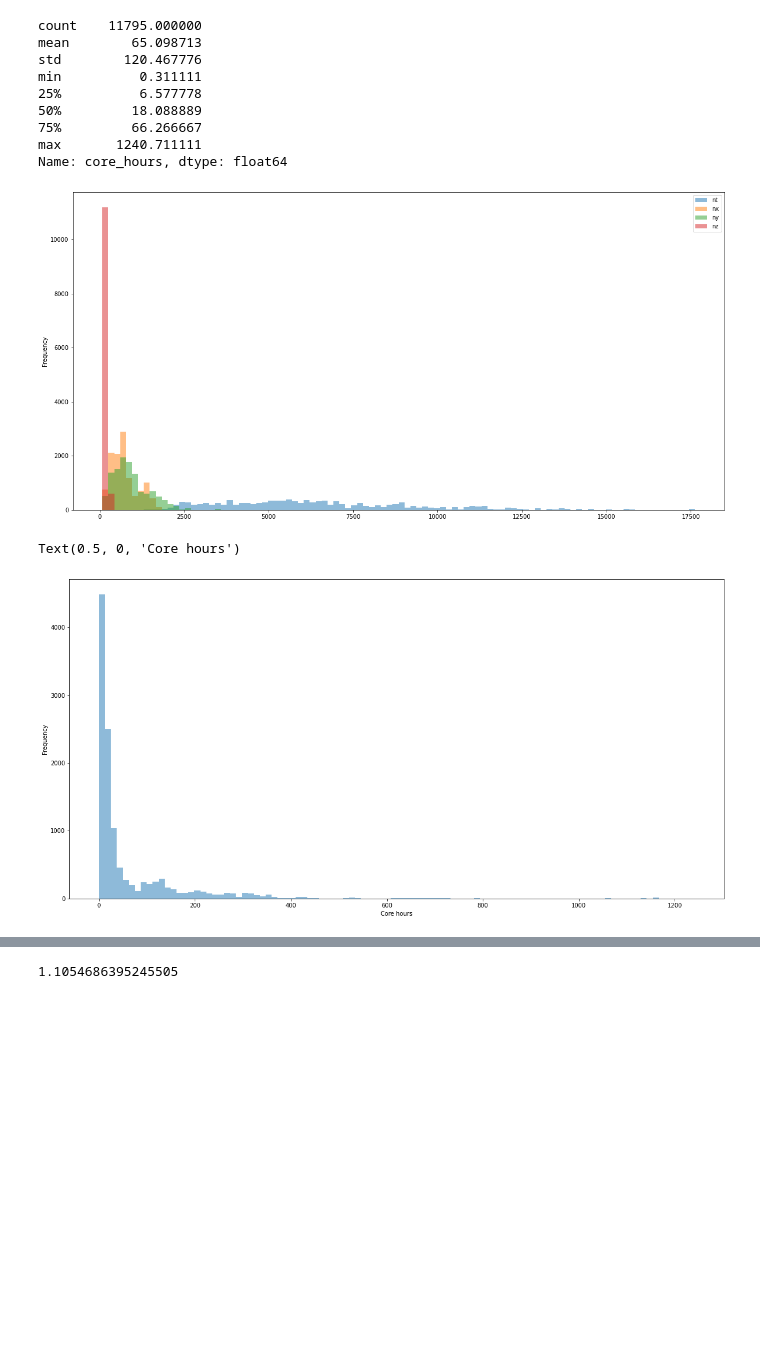
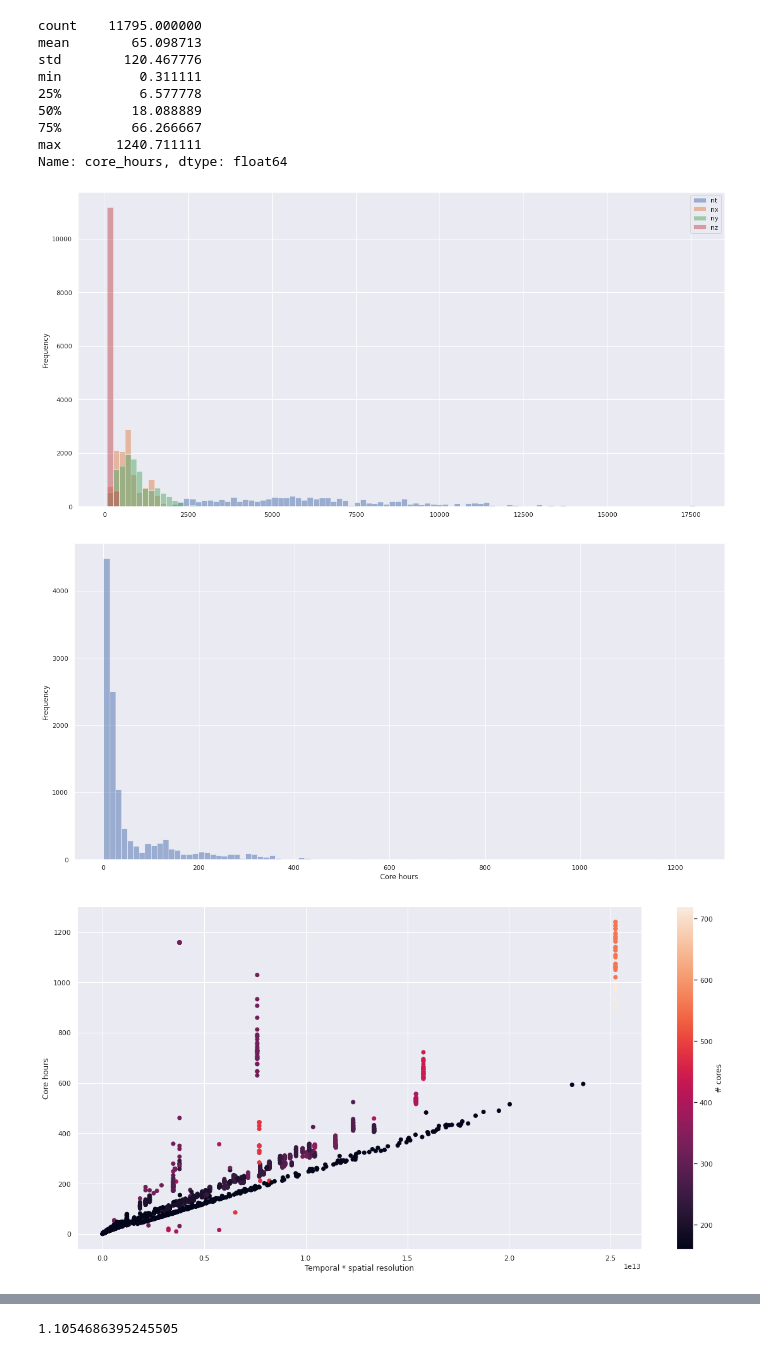
Before and after one commit to neon-ninja/nzrse_hackathon_2020, a Jupyter notebook: train.ipynb, the cells around one changed output, grey strips where cells are left out. Saved outputs shown, nothing was run; the diff lists cells and outputs as text; code cells hidden in the pictures; blank space fills up the shorter version.

Commit message:
plot probable correlation

```diff
--- a/train.ipynb
+++ b/train.ipynb
@@ -10,6 +10,7 @@ from xgboost import XGBRegressor, plot_importance
 print(os.listdir("data"))
 np.random.seed(1337)
 plt.rcParams["figure.figsize"] = (20,10)
+sns.set() # plot styles
 
 def quantile_loss(y_actual, y_predict):
     """
@@ -55,12 +56,18 @@ Name: core_hours, dtype: float64
 # %%
 df[["nt", "nx", "ny", "nz"]].plot.hist(alpha=0.5, bins=100)
 plt.show()
 y.plot.hist(alpha=0.5, bins=100)
 plt.xlabel('Core hours')
+plt.show()
+plt.scatter(df.nt * df.nx * df.ny * df.nz, y, c=df.n_cores)
+plt.xlabel("Temporal * spatial resolution")
+plt.ylabel("Core hours")
+cbar = plt.colorbar()
+cbar.set_label("# cores")
 # %% [output]
-[figure, old version]
+[figure, new version]
-Text(0.5, 0, 'Core hours')
-[figure, old version]
+[figure, new version]
+[figure, added]
 # %%
 sns.heatmap(df.corr())
 plt.title("Correlation heatmap")
```
Also changed, not shown: parts of 2 cells of this notebook.
